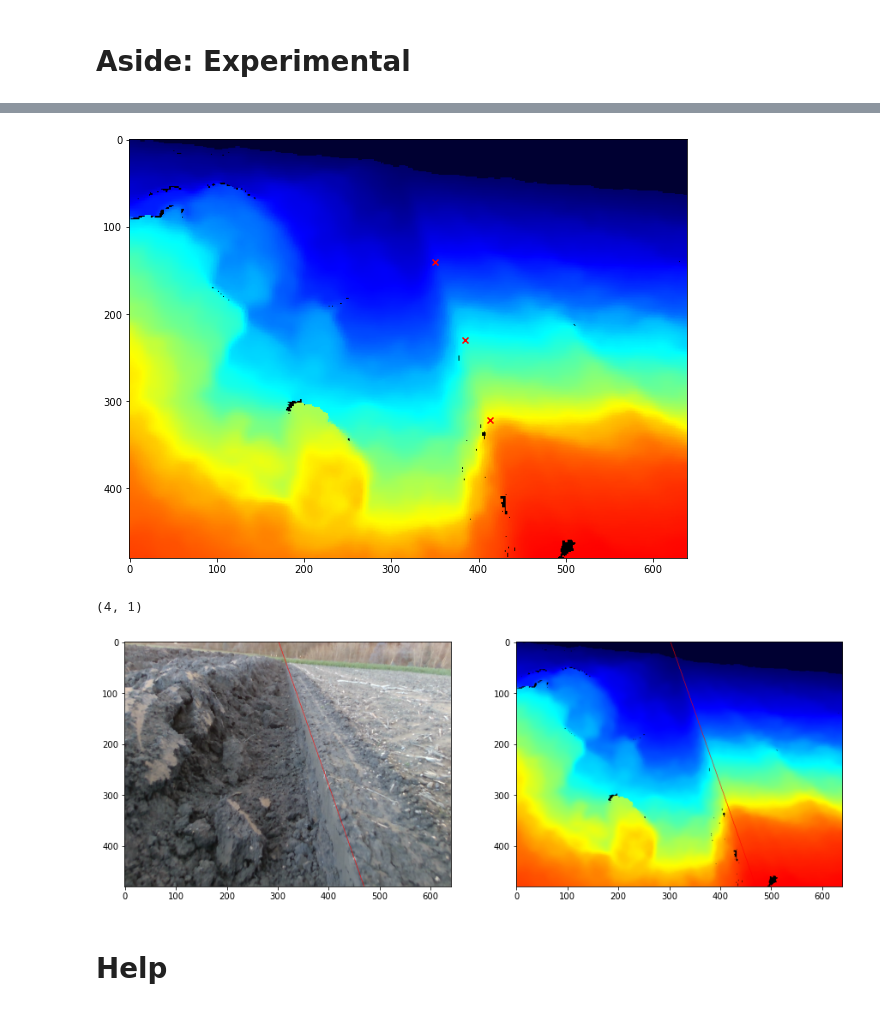
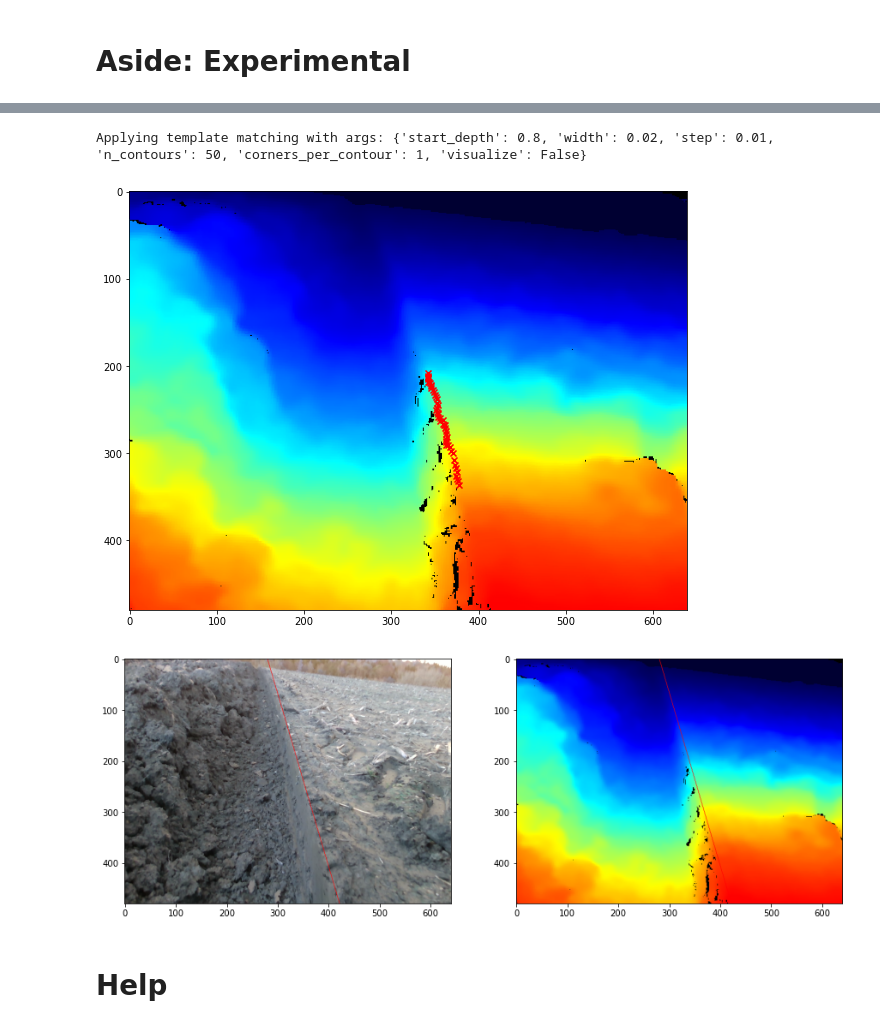
Before and after one commit to free-bit/furrow-edge-detector, a Jupyter notebook: Image Processing & Feature Detection.ipynb, the cells around one changed output, grey strips where cells are left out. Cells and saved outputs as stored; diff of their text form; code cells hidden in the pictures.

Commit message:
Changes: * A separate method for template matching defined. * More experiments made with different frames.

```diff
--- a/Image Processing & Feature Detection.ipynb
+++ b/Image Processing & Feature Detection.ipynb
@@ -69,15 +69,15 @@ Number of folders: 1
 ## Pick one frame
 # %%
 # folder_indices = list(range(8))
-# folder_idx = str(random.choice(folder_indices))
+# folder_idx = random.choice(folder_indices)
 # print("Folder choice:", folder_idx)
 folder_idx = 0
 folder = folders[folder_idx]
 
-# file_indices = list(range(1, 16))
-# frame_idx = str(random.choice(file_indices))
-# print("Frame choice:", frame_idx)
-frame_idx = 118
+file_indices = list(range(0, 120))
+frame_idx = random.choice(file_indices)
+print("Frame choice:", frame_idx)
+# frame_idx = 119
 
 print("Fetching frame: {} from folder: {}".format(frame_idx+1, folder))
 rgb_img, depth_img, depth_arr = triplets_per_folder[folder][frame_idx]
@@ -518,27 +454,29 @@ for img, res in [(img1, res1), (img2, res2), (img3, res3)]:
 # %%
+template = np.load("template.npy")
+corners = apply_template_matching(depth_arr.astype(np.float32), template)
+
 rgb = rgb_img.copy()
 depth = depth_img.copy()
+
 plt.figure(figsize=(10,10))
 plt.imshow(depth)
-pts = []
-for img, res in [(img1, res1), (img2, res2), (img3, res3)]:
-    _, _, _, max_loc = cv2.minMaxLoc(res)
-    pts.append([max_loc[0]+25, max_loc[1]+25])
-    plt.scatter(pts[-1][0], pts[-1][1], color="red", marker="x")
+for corner in corners:
+    plt.scatter(corner[0,1], corner[0,0], color="red", marker="x")
 plt.show()
 
-line = cv2.fitLine(np.array(pts), cv2.DIST_L2, 0, 0.01, 0.01)
-print(line.shape)
+cv_corners = corners[:, :, [1,0]]
+line = cv2.fitLine(cv_corners, cv2.DIST_HUBER, 0, 0.01, 0.01)
 x0, y0 = np.rint(line[2,0]).astype(np.int32), np.rint(line[3,0]).astype(np.int32)
 x1, y1 = np.rint(x0 + 500 * line[0,0]).astype(np.int32), np.rint(y0 + 500 * line[1,0]).astype(np.int32)
 x0, y0 = np.rint(x0 - 500 * line[0,0]).astype(np.int32), np.rint(y0 - 500 * line[1,0]).astype(np.int32)
+
 detect_depth = cv2.line(depth, (x0,y0), (x1,y1), color=(255, 0, 0), thickness=1)
 detect_rgb = cv2.line(rgb, (x0,y0), (x1,y1), color=(255, 0, 0), thickness=1)
 show_image_pairs(detect_rgb, detect_depth)
 # %% [output]
+Applying template matching with args: {'start_depth': 0.8, 'width': 0.02, 'step': 0.01, 'n_contours': 50, 'corners_per_contour': 1, 'visualize': False}
-[figure, old version]
+[figure, new version]
-(4, 1)
-[figure, old version]
+[figure, new version]
 # %%
 print(depth_arr[227, 380])
 print(depth_arr[237, 375])
```
Also changed, not shown: parts of 4 cells of this notebook, 2 other files.
